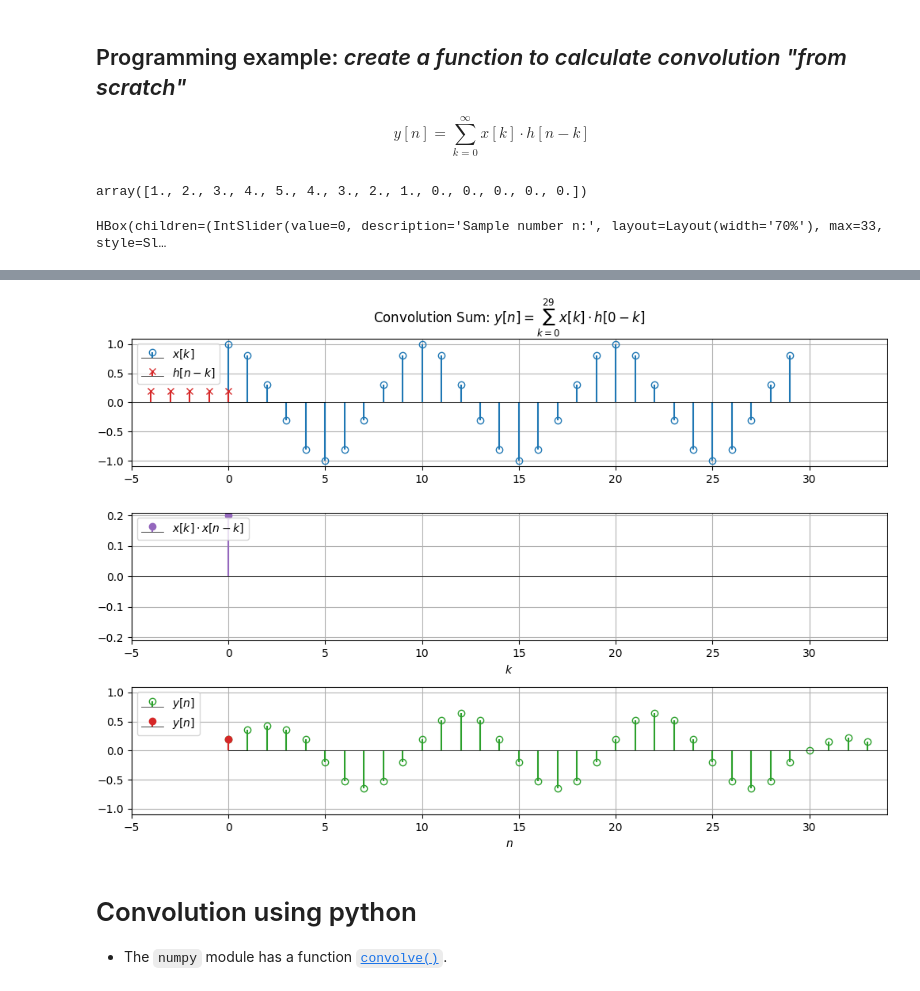
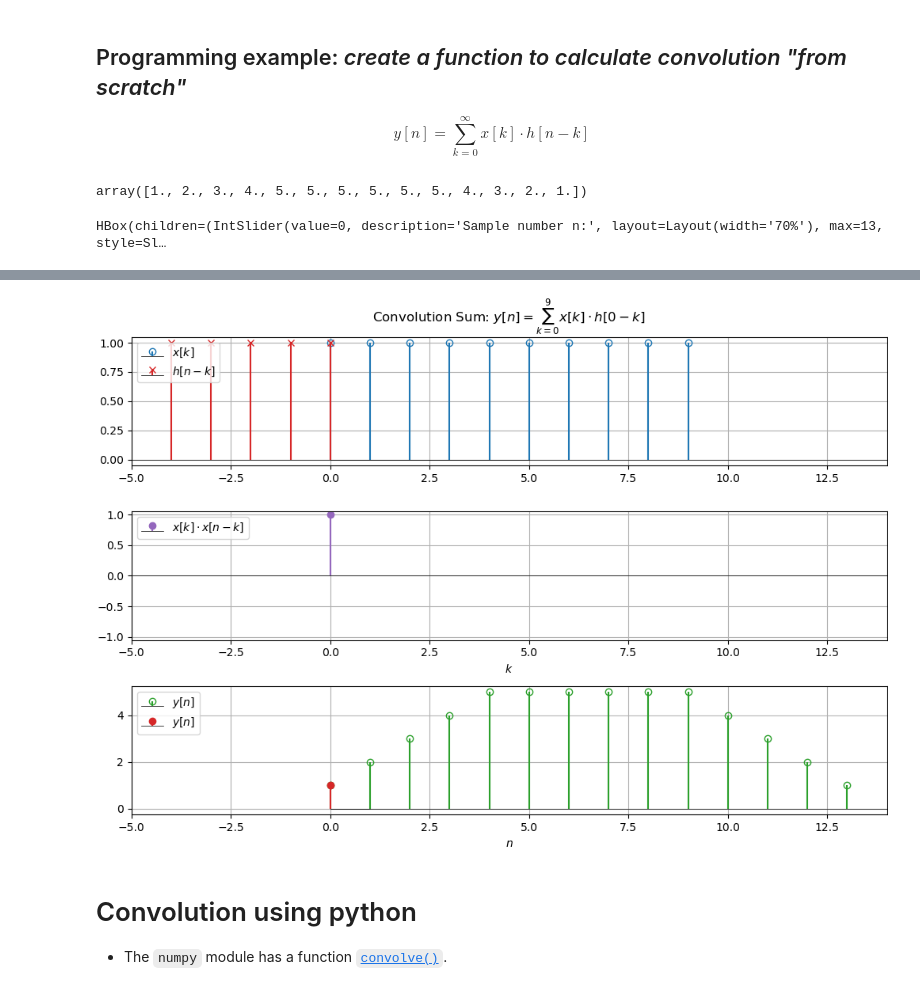
Before and after one commit to kaierih/AIS2201-Lecture_Notes, a Jupyter notebook: digital_filters/convolution.ipynb, the cells around one changed output, grey strips where cells are left out. Saved outputs shown, nothing was run; the diff lists cells and outputs as text; code cells hidden in the pictures.

```diff
--- a/digital_filters/convolution.ipynb
+++ b/digital_filters/convolution.ipynb
@@ -216,32 +228,32 @@ $$L_y = L_x + M-1$$
 $$ y[n] = \sum_{k=0}^{\infty}x[k]\cdot h[n-k]$$
 # %%
 def convolve(x, h):
+    N = len(x)
+    M = len(h)
+    L = N + M - 1
+    y = np.zeros(L)
 
-    M = len(h)  # Number of filter "taps"
-    L_x = len(x)  # Length of input signal
-    L_y = M + L_x -1   # Length of filtered signal
-    y = np.zeros(L_y)  # "Empty" output signal
-
-    for n in range(L_y):  # For each sample in the output y[n]
-        for k in range(M):  # For each "tap" in the filter
-            if 0 <= n - k < M:  # If x[k] overlaps with h[n-k]
-                y[n] += x[k]*h[n-k]
+    for n in range(L):
+        k_min = max(0, n - M + 1)
+        k_max = min(n+1, N)
+        for k in range(k_min, k_max):
+            y[n] += x[k]*h[n-k]
     return y
 
 x = np.ones(10)
 h = np.ones(5)
 convolve(x, h)
 # %% [output]
-array([1., 2., 3., 4., 5., 4., 3., 2., 1., 0., 0., 0., 0., 0.])
+array([1., 2., 3., 4., 5., 5., 5., 5., 5., 5., 4., 3., 2., 1.])
 # %%
 from demos import ConvolutionDemo
-n = np.arange(30); xn = np.cos(pi/5*n) # Sinussekvens
-hn =  np.array(np.ones(5)/5)                      #
-ConvolutionDemo(xn, hn, fig_num=2,figsize=(10,7));    #
+x = np.ones(10)
+h = np.ones(5)             #
+ConvolutionDemo(x, h, fig_num=2,figsize=(10,7));    #
 # %% [output]
-HBox(children=(IntSlider(value=0, description='Sample number n:', layout=Layout(width='70%'), max=33, style=Sl…
+HBox(children=(IntSlider(value=0, description='Sample number n:', layout=Layout(width='70%'), max=13, style=Sl…
 [interactive output not drawn]
-[figure, old version]
+[figure, new version]
 # %% [markdown]
 # Convolution using python
 
```
Also changed, not shown: parts of 6 cells of this notebook, 5 other files.
